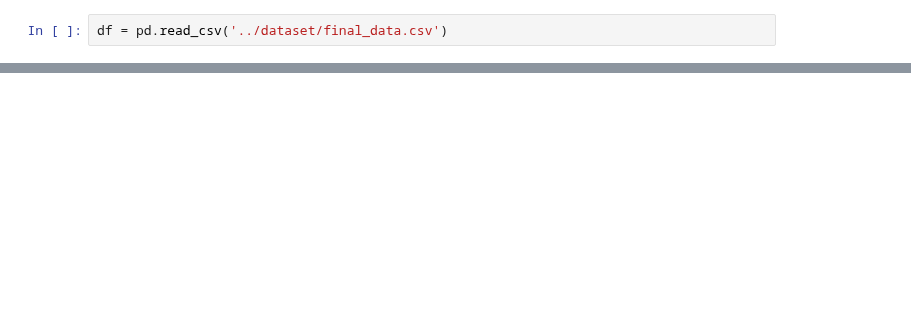
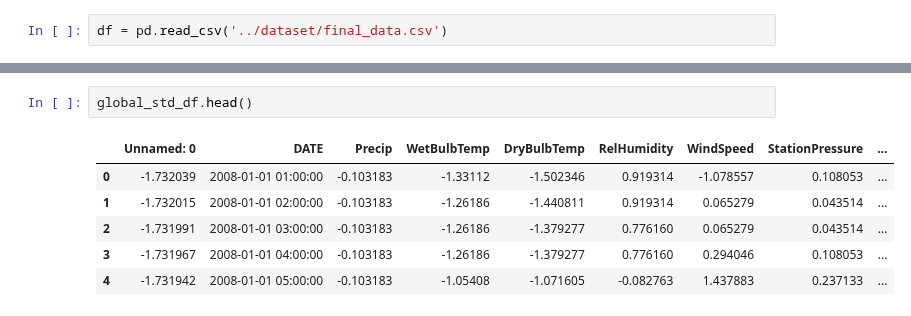
Before and after one commit to watersofthack/WaterSoft, a Jupyter notebook: Machine Learning/Day1/standardization.ipynb, the cells around one changed output, grey strips where cells are left out. Cells and saved outputs as stored; diff of their text form; blank space fills up the shorter version.

```diff
--- a/Machine Learning/Day1/standardization.ipynb
+++ b/Machine Learning/Day1/standardization.ipynb
@@ -88,0 +107,9 @@ DATE
+# %%
+global_std_df.head()
+# %% [output]
+|  | Unnamed: 0 | DATE | Precip | WetBulbTemp | DryBulbTemp | RelHumidity | WindSpeed | StationPressure | ... |
+| 0 | -1.732039 | 2008-01-01 01:00:00 | -0.103183 | -1.33112 | -1.502346 | 0.919314 | -1.078557 | 0.108053 | ... |
+| 1 | -1.732015 | 2008-01-01 02:00:00 | -0.103183 | -1.26186 | -1.440811 | 0.919314 | 0.065279 | 0.043514 | ... |
+| 2 | -1.731991 | 2008-01-01 03:00:00 | -0.103183 | -1.26186 | -1.379277 | 0.776160 | 0.065279 | 0.043514 | ... |
+| 3 | -1.731967 | 2008-01-01 04:00:00 | -0.103183 | -1.26186 | -1.379277 | 0.776160 | 0.294046 | 0.108053 | ... |
+| 4 | -1.731942 | 2008-01-01 05:00:00 | -0.103183 | -1.05408 | -1.071605 | -0.082763 | 1.437883 | 0.237133 | ... |
```
Also changed, not shown: parts of 4 cells of this notebook, 8 other files.
